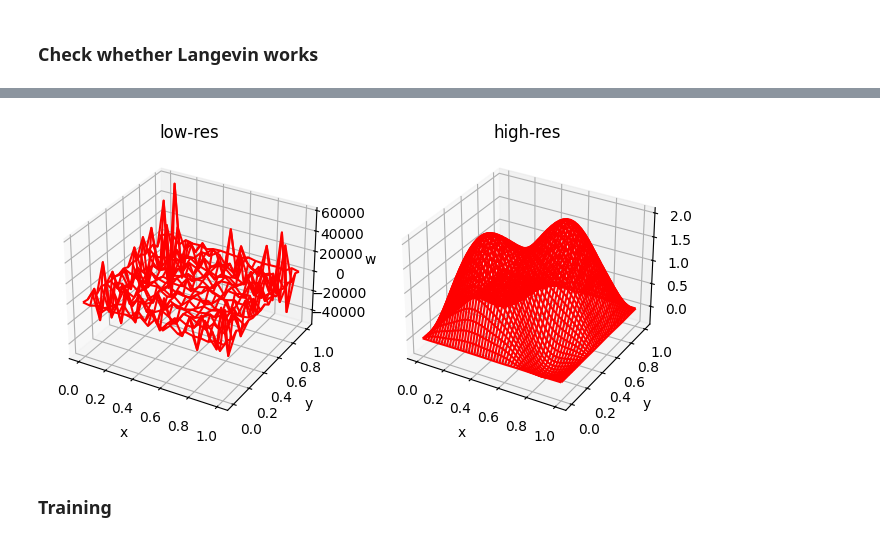
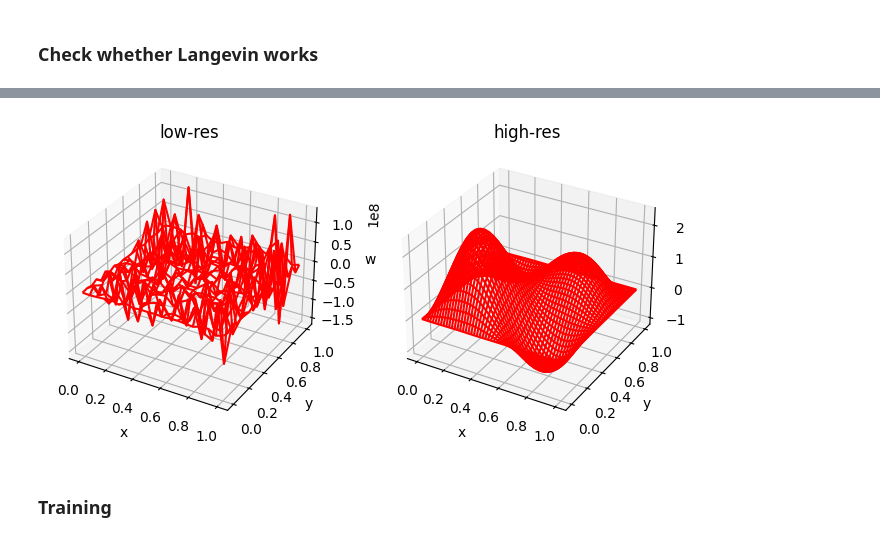
Before and after one commit to ypzpy/PDE-Super-resolution, a Jupyter notebook: train.ipynb, the cells around one changed output, grey strips where cells are left out. Saved outputs shown, nothing was run; the diff lists cells and outputs as text; code cells hidden in the pictures.

```diff
--- a/train.ipynb
+++ b/train.ipynb
@@ -16,7 +16,7 @@ N_high = 100
 batch_size = 32
 
 # Parameters for Langevin dynamics
-K = 60
+K = 20
 s = 0.001
 
 # Parameters for GP
@@ -24,7 +24,7 @@ GP_l = 0.1
 GP_sigma = 0.1
 
 # Variance of likelihood distribution of u_h
-ll_sigma = 0.1
+ll_sigma = 0.01
 
 epoch_num = 1000
 # %%
@@ -203,22 +183,22 @@ tensor([[[[-1.3961e+02, -7.0077e+02,  1.4698e+02,  ...,  4.7934e+02,
 # %%
 fig = plt.figure(figsize=(8,6))
 ax1 = fig.add_subplot(121, projection='3d')
 X, Y = np.meshgrid(x_low, y_low)
-ax1.plot_wireframe(X, Y, z.cpu().data.numpy().reshape(32,20,20)[30],color='r')
+ax1.plot_wireframe(X, Y, z.cpu().data.numpy().reshape(32,20,20)[1],color='r')
 ax1.set_xlabel('x')
 ax1.set_ylabel('y')
 ax1.set_zlabel('w')
 ax1.set_title('low-res')
 ax2 = fig.add_subplot(122, projection='3d')
 X, Y = np.meshgrid(x_high,y_high)
-ax2.plot_wireframe(X, Y, x.detach().cpu()[30][0].reshape(100,100),color='r')
+ax2.plot_wireframe(X, Y, x.detach().cpu()[1][0].reshape(100,100),color='r')
 ax2.set_xlabel('x')
 ax2.set_ylabel('y')
 ax2.set_zlabel('w')
 ax2.set_title('high-res')
 plt.show()
 # %% [output]
-[figure, old version]
+[figure, new version]
 # %% [markdown]
 ### Training
 # %%
```
Also changed, not shown: parts of 2 cells of this notebook.
